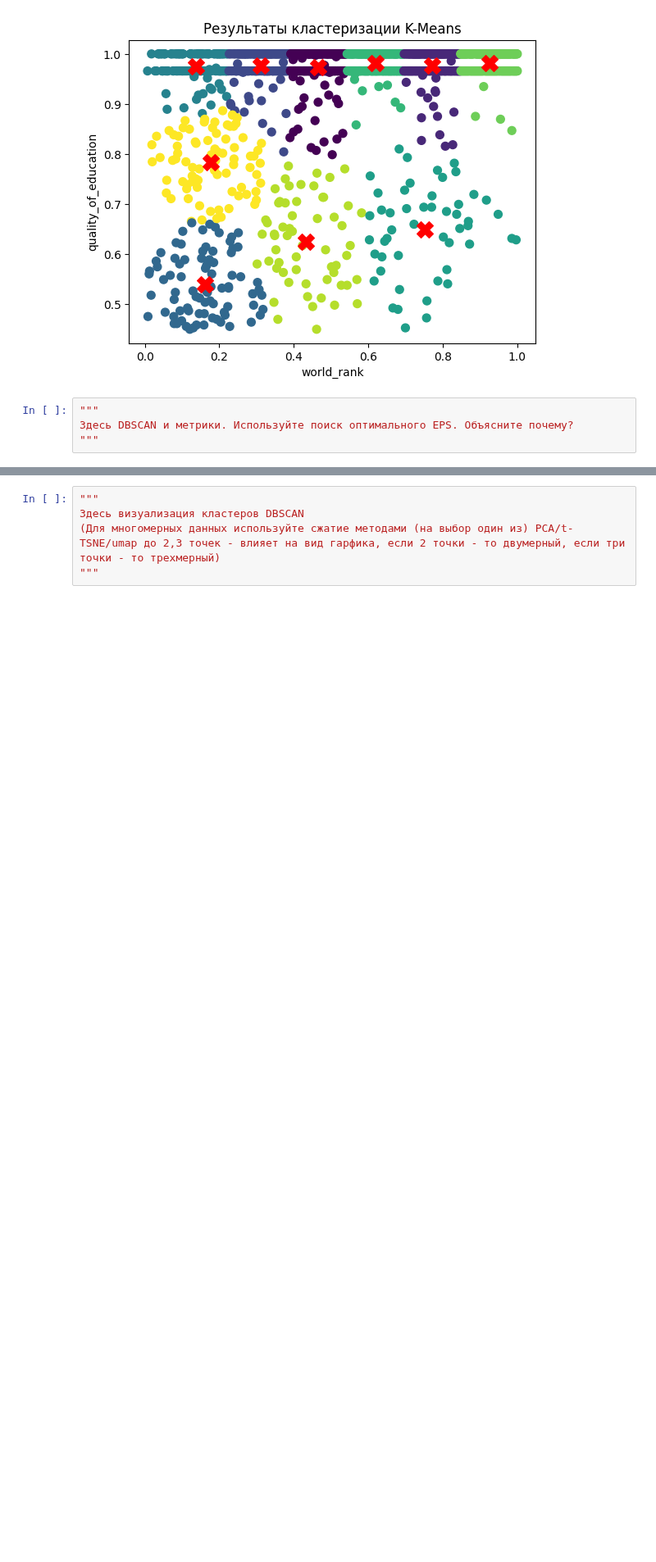
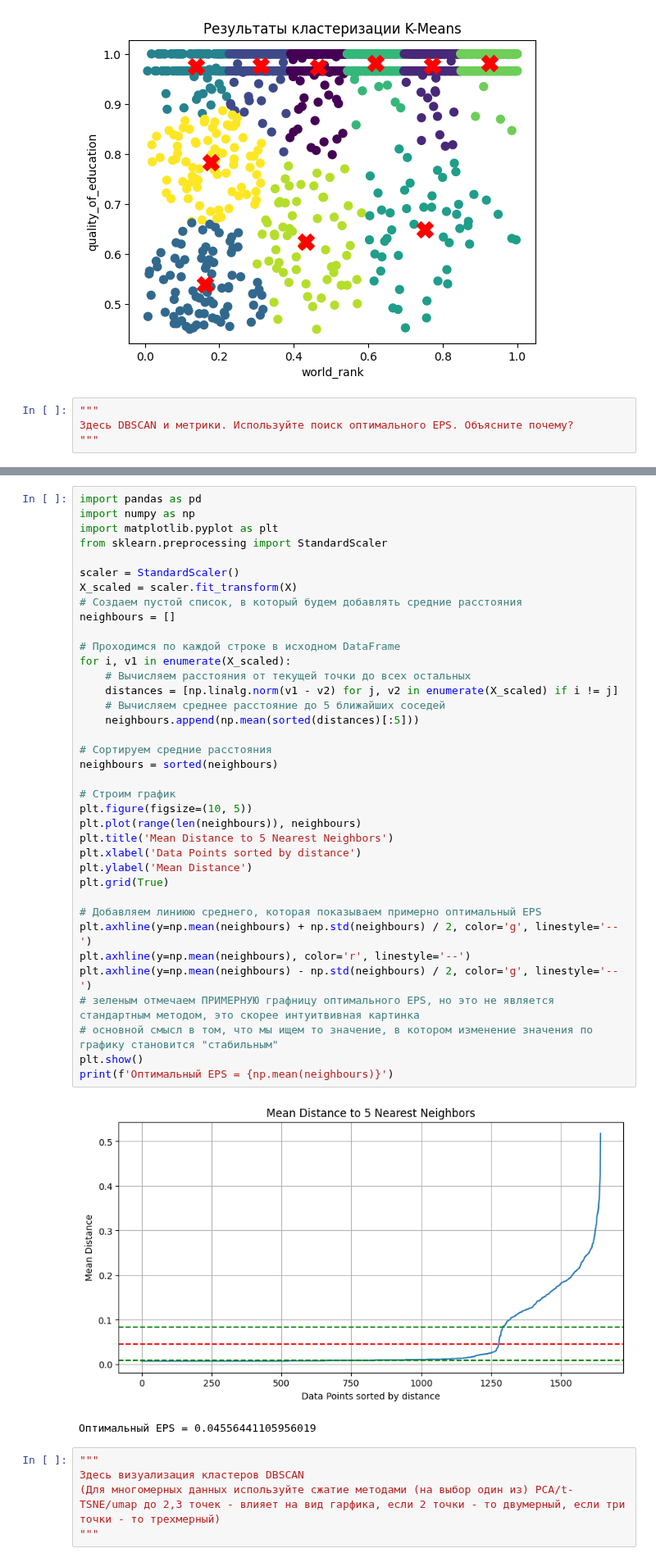
Before and after one commit to shyguuy/lab, a Jupyter notebook: lab4/Задание_4.ipynb, the cells around one changed output, grey strips where cells are left out. Shown at 82% size. Saved outputs shown, nothing was run; the diff lists cells and outputs as text; blank space fills up the shorter version.

```diff
--- a/lab4/Задание_4.ipynb
+++ b/lab4/Задание_4.ipynb
@@ -440,3 +440,43 @@ ValueError: ignored
+# %%
+import pandas as pd
+import numpy as np
+import matplotlib.pyplot as plt
+from sklearn.preprocessing import StandardScaler
+
+scaler = StandardScaler()
+X_scaled = scaler.fit_transform(X)
+# Создаем пустой список, в который будем добавлять средние расстояния
+neighbours = []
+
+# Проходимся по каждой строке в исходном DataFrame
+for i, v1 in enumerate(X_scaled):
+    # Вычисляем расстояния от текущей точки до всех остальных
+    distances = [np.linalg.norm(v1 - v2) for j, v2 in enumerate(X_scaled) if i != j]
+    # Вычисляем среднее расстояние до 5 ближайших соседей
+    neighbours.append(np.mean(sorted(distances)[:5]))
+
+# Сортируем средние расстояния
+neighbours = sorted(neighbours)
+
+# Строим график
+plt.figure(figsize=(10, 5))
+plt.plot(range(len(neighbours)), neighbours)
+plt.title('Mean Distance to 5 Nearest Neighbors')
+plt.xlabel('Data Points sorted by distance')
+plt.ylabel('Mean Distance')
+plt.grid(True)
+
+# Добавляем линиюю среднего, которая показываем примерно оптимальный EPS
+plt.axhline(y=np.mean(neighbours) + np.std(neighbours) / 2, color='g', linestyle='--')
+plt.axhline(y=np.mean(neighbours), color='r', linestyle='--')
+plt.axhline(y=np.mean(neighbours) - np.std(neighbours) / 2, color='g', linestyle='--')
+# зеленым отмечаем ПРИМЕРНУЮ графницу оптимального EPS, но это не является стандартным методом, это скорее интуитвивная картинка
+# основной смысл в том, что мы ищем то значение, в котором изменение значения по графику становится "стабильным"
+plt.show()
+print(f'Оптимальный EPS = {np.mean(neighbours)}')
+# %% [output]
+[figure, added]
+Оптимальный EPS = 0.04556441105956019
 # %%
 """
 Здесь визуализация кластеров DBSCAN
```
Also changed, not shown: parts of 9 cells of this notebook.
